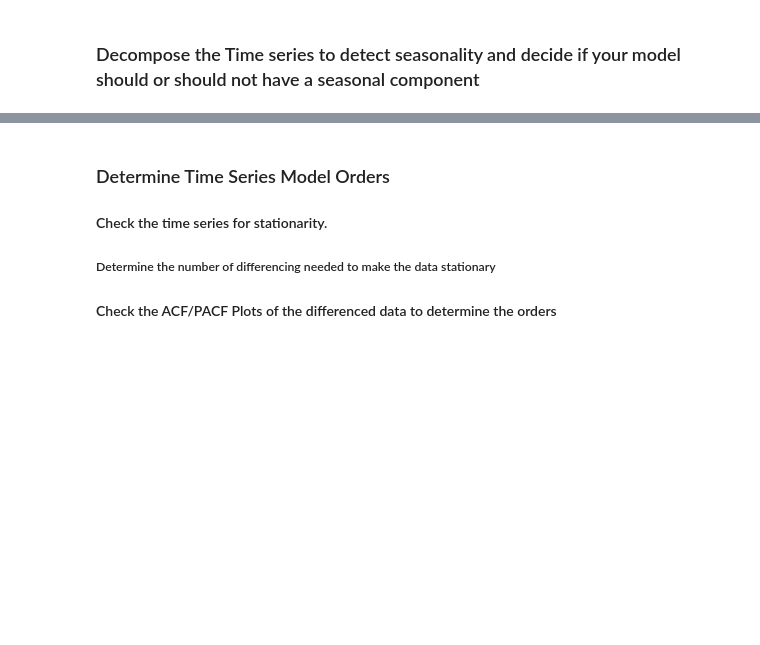
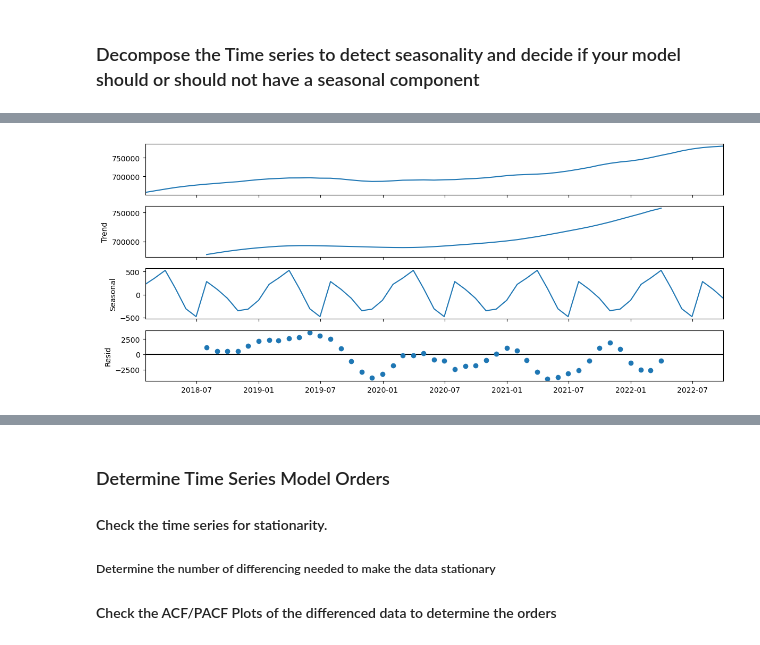
Before and after one commit to EhLeeOod/time-series, a Jupyter notebook: core-wide-form-time-data.ipynb, the cells around one changed output, grey strips where cells are left out. Drawn from its saved outputs; the diff is of its cells as text; code cells hidden in the pictures; blank space fills up the shorter version.

```diff
--- a/core-wide-form-time-data.ipynb
+++ b/core-wide-form-time-data.ipynb
@@ -378,0 +397,9 @@ dtype: int64
+# %%
+# Apply seasonal decomposition
+import statsmodels.tsa.api as tsa
+decomp = tsa.seasonal_decompose(df_gs_ny)
+fig = decomp.plot()
+fig.set_size_inches(12,5)
+fig.tight_layout()
+# %% [output]
+[figure, added]
```
Also changed, not shown: parts of 9 cells of this notebook.
